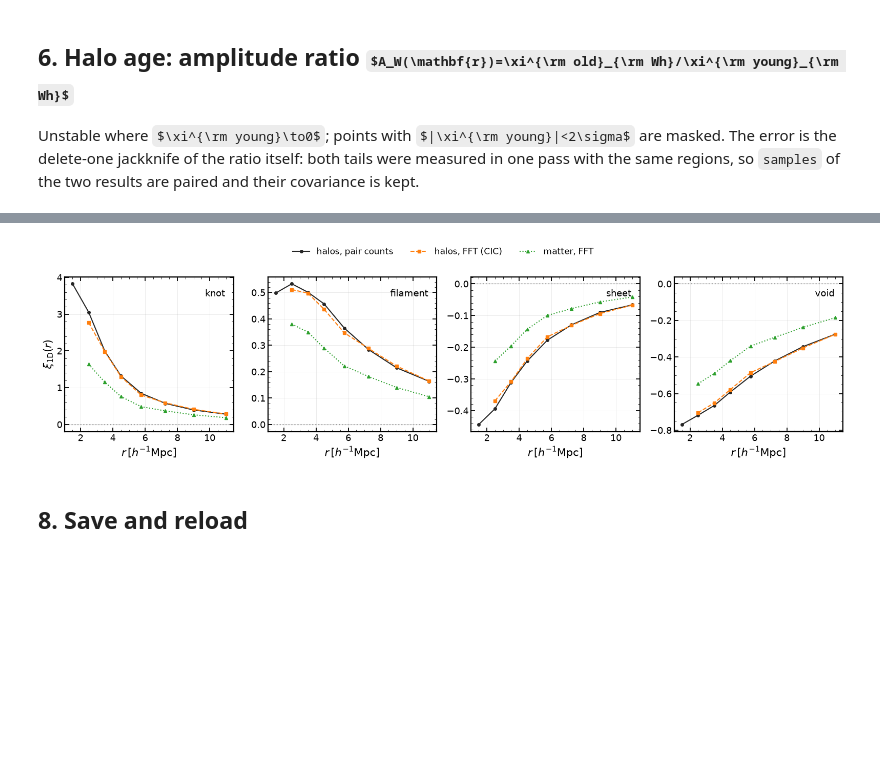
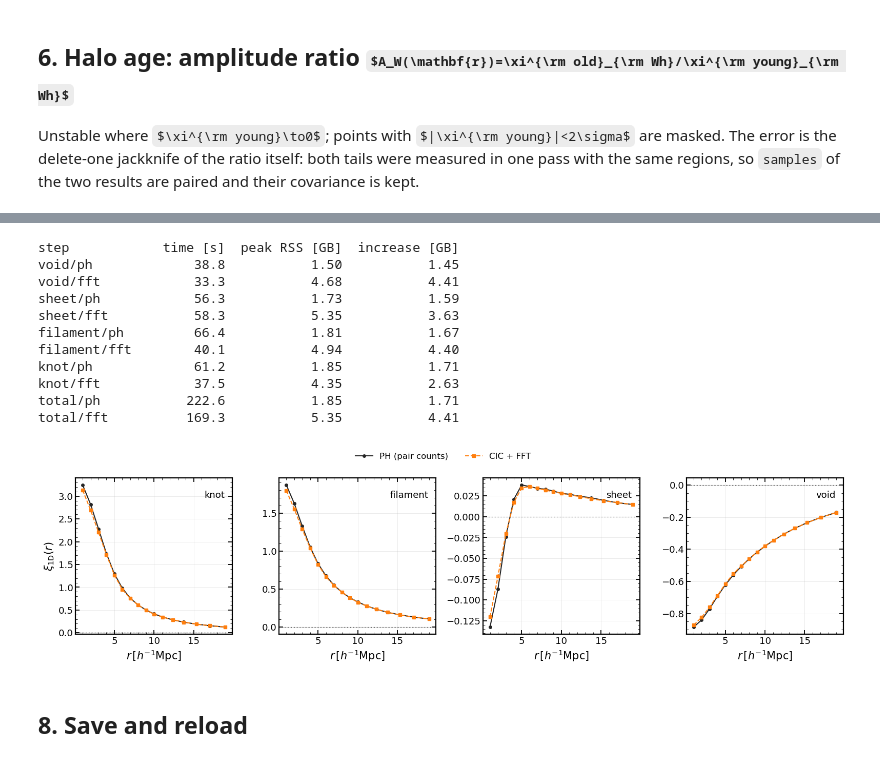
Before and after one commit to Phiyu/pywccf, a Jupyter notebook: examples/halo_web.ipynb, the cells around one changed output, grey strips where cells are left out. Drawn from its saved outputs; the diff is of its cells as text; code cells hidden in the pictures; some formulas as TeX source; blank space fills up the shorter version.

```diff
--- a/examples/halo_web.ipynb
+++ b/examples/halo_web.ipynb
@@ -94,11 +136,17 @@ kw = dict(edges=edges, max_cells=MAX_CELLS, workers=WORKERS, verbose=False)
 w1 = WCCF1D(tf, halos, **kw)          # PH estimator in spherical shells
 w3 = WCCF3D(tf, halos, **kw)          # PH estimator in the eigenframe (numba kernel if available)
 
-res1, res3 = {}, {}
-for web in WEB_TYPES:
-    res1[web] = w1.compute(web, samples, error='jackknife', n_jk_side=4)
-    res3[web] = w3.compute(web, samples, error='jackknife', n_jk_side=4)
-    c = w3.cells(web)
-    print(f'{web:9s} {c.n:>9,} of {c.n_total:,} cells')
+res1, res3, perf = {}, {}, {}
+with track(perf, 'total'):
+    for web in WEB_TYPES:
+        print(f'\nComputing {web} WCCF ...')
+        with track(perf, f'{web}/1d'):
+            res1[web] = w1.compute(web, samples, error='jackknife', n_jk_side=4)
+        with track(perf, f'{web}/3d'):
+            res3[web] = w3.compute(web, samples, error='jackknife', n_jk_side=4)
+        c = w3.cells(web)
+        print(f'{web:9s} {c.n:>9,} of {c.n_total:,} cells')
+
+print_perf(perf)
 res3['filament']['all']
 # %% [output]
@@ -202,24 +265,47 @@ With a field as input, `WCCF1D` convolves the web-cell weight field with the fie
 # %%
-if matter is not None:
-    w1_m   = WCCF1D(tf, field=matter, edges=edges, verbose=False)                      # field: FFT
-    w1_fft = WCCF1D(tf, halos, edges=edges, method='fft', scheme='cic', verbose=False)  # halos via CIC + FFT
-    fig, axs = plt.subplots(1, 4, figsize=(16, 4))
-    for ax, web in zip(axs, WEB_TYPES[::-1]):
-        m = w1_m.compute(web, error='none')['all']
-        f = w1_fft.compute(web, error='none')['all']
-        p = res1[web]['all']
-        ax.plot(p.r[1:], p.xi[1:], 'o-', color='0.15', ms=4)
-        ax.plot(f.r[1:], f.xi[1:], 's--', color='C1', ms=4)
-        ax.plot(m.r[1:], m.xi[1:], '^:', color='C2', ms=4)
-        ax.axhline(0, color='k', lw=0.8, ls=':')
-        ax.text(0.95, 0.92, web, transform=ax.transAxes, ha='right', va='top')
-        ax.set_xlabel(r'$r\,[h^{-1}{\rm Mpc}]$')
-        grid(ax)
-    axs[0].set_ylabel(r'$\xi_{\rm 1D}(r)$')
-    fig.tight_layout()
-    top_legend(fig, axs[0].lines[:3], ['halos, pair counts', 'halos, FFT (CIC)', 'matter, FFT'])
+w1_ph  = WCCF1D(tf, halos, edges=edges, method='ph', verbose=False)                      # PH estimator
+w1_fft = WCCF1D(tf, halos, edges=edges, method='fft', scheme='cic', verbose=False)  # halos via CIC + FFT
+
+res_ph, res_fft, perf_alg = {}, {}, {}
+for web in WEB_TYPES:
+    with track(perf_alg, f'{web}/ph'):
+        res_ph[web] = w1_ph.compute(web, samples, error='none')
+    with track(perf_alg, f'{web}/fft'):
+        res_fft[web] = w1_fft.compute(web, samples, error='none')
+for alg in ('ph', 'fft'):
+    ks = [k for k in perf_alg if k.endswith(f'/{alg}')]
+    perf_alg[f'total/{alg}'] = dict(
+        time_s=sum(perf_alg[k]['time_s'] for k in ks),
+        peak_rss_gb=max(perf_alg[k]['peak_rss_gb'] for k in ks),
+        delta_gb=max(perf_alg[k]['delta_gb'] for k in ks)
+        )
+print_perf(perf_alg)
+
+fig, axs = plt.subplots(1, 4, figsize=(16, 4))
+for ax, web in zip(axs, WEB_TYPES[::-1]):
+    p, f = res_ph[web]['all'], res_fft[web]['all']
+    ax.plot(p.r[1:], p.xi[1:], 'o-', color='0.15', ms=4)
+    ax.plot(f.r[1:], f.xi[1:], 's--', color='C1', ms=4)
+    ax.axhline(0, color='k', lw=0.8, ls=':')
+    ax.text(0.95, 0.92, web, transform=ax.transAxes, ha='right', va='top')
+    ax.set_xlabel(r'$r\,[h^{-1}{\rm Mpc}]$')
+    grid(ax)
+axs[0].set_ylabel(r'$\xi_{\rm 1D}(r)$')
+fig.tight_layout()
+top_legend(fig, axs[0].lines[:2], ['PH (pair counts)', 'CIC + FFT'])
 # %% [output]
+step            time [s]  peak RSS [GB]  increase [GB]
+void/ph             38.8           1.50           1.45
+void/fft            33.3           4.68           4.41
+sheet/ph            56.3           1.73           1.59
+sheet/fft           58.3           5.35           3.63
+filament/ph         66.4           1.81           1.67
+filament/fft        40.1           4.94           4.40
+knot/ph             61.2           1.85           1.71
+knot/fft            37.5           4.35           2.63
+total/ph           222.6           1.85           1.71
+total/fft          169.3           5.35           4.41
-[figure, old version]
+[figure, new version]
 # %% [markdown]
 ## 8. Save and reload
 # %%
```
Also changed, not shown: parts of 12 cells of this notebook, 10 other files.
